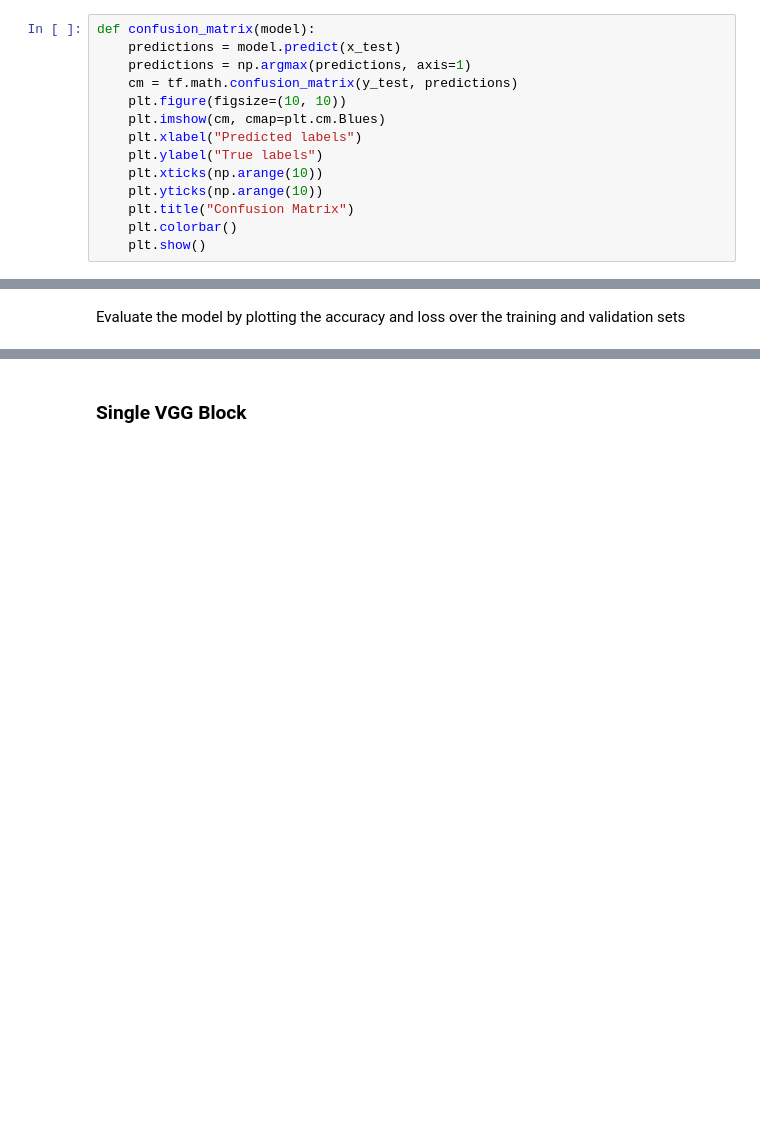
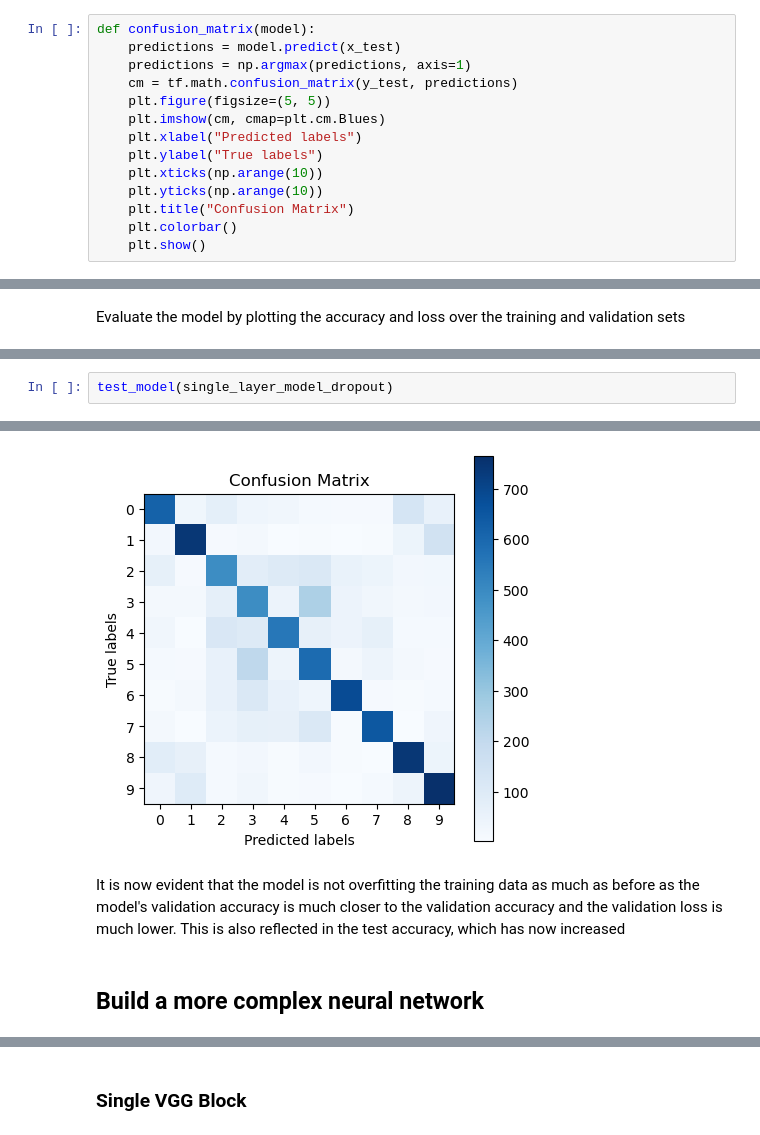
Before and after one commit to camwhite18/ml-model-comparison, a Jupyter notebook: cnn.ipynb, the cells around one changed output, grey strips where cells are left out. Saved outputs shown, nothing was run; the diff lists cells and outputs as text; blank space fills up the shorter version.

```diff
--- a/cnn.ipynb
+++ b/cnn.ipynb
@@ -79,7 +92,7 @@ def confusion_matrix(model):
     predictions = model.predict(x_test)
     predictions = np.argmax(predictions, axis=1)
     cm = tf.math.confusion_matrix(y_test, predictions)
-    plt.figure(figsize=(10, 10))
+    plt.figure(figsize=(5, 5))
     plt.imshow(cm, cmap=plt.cm.Blues)
     plt.xlabel("Predicted labels")
     plt.ylabel("True labels")
@@ -163,0 +307,3 @@ Test loss: 1.9357216358184814
+# %%
+test_model(single_layer_model_dropout)
+# %% [output]
@@ -163,0 +314,5 @@ Test loss: 1.9357216358184814
+[figure, added]
+# %% [markdown]
+It is now evident that the model is not overfitting the training data as much as before as the model's validation accuracy is much closer to the validation accuracy and the validation loss is much lower. This is also reflected in the test accuracy, which has now increased
+# %% [markdown]
+## Build a more complex neural network
```
Also changed, not shown: parts of 64 cells of this notebook.
